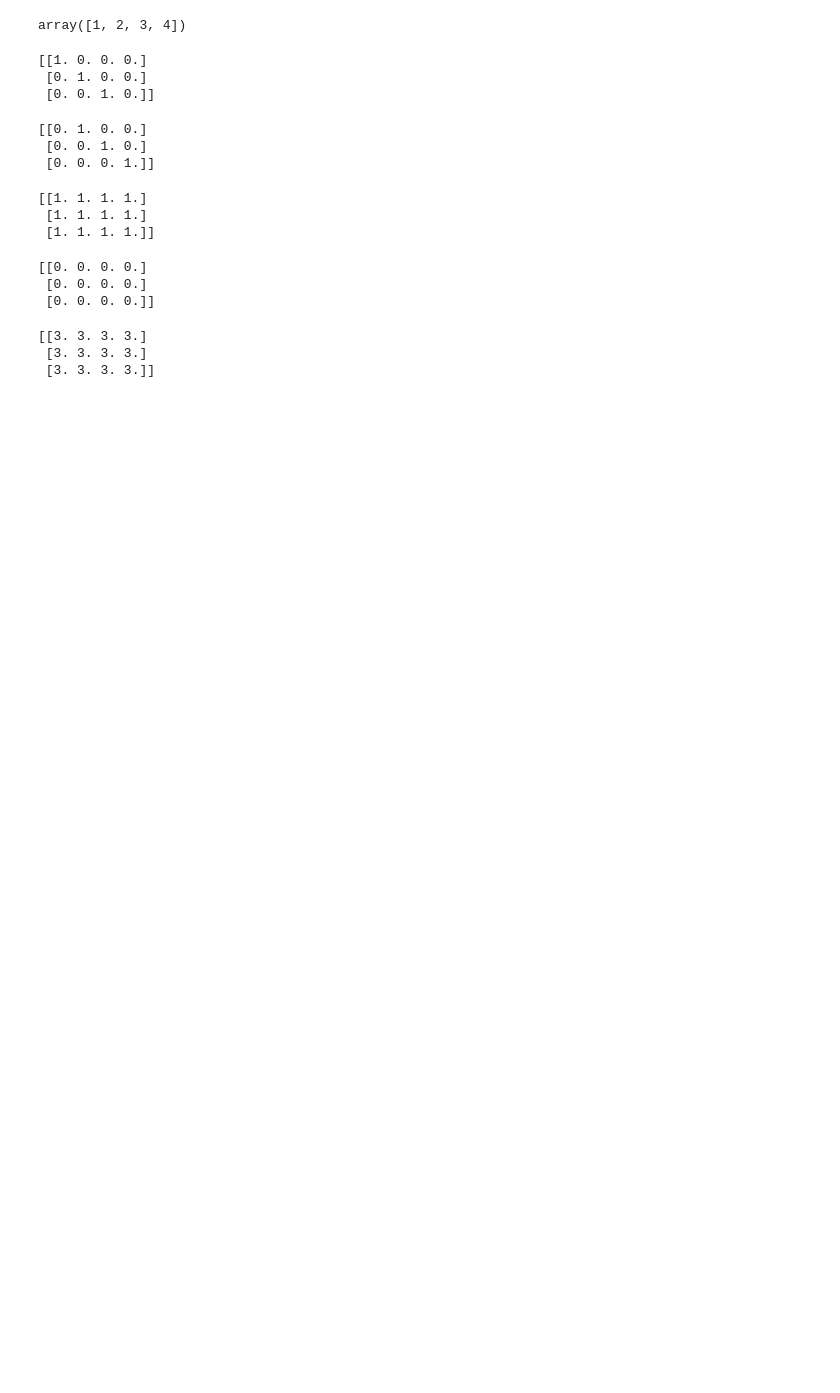
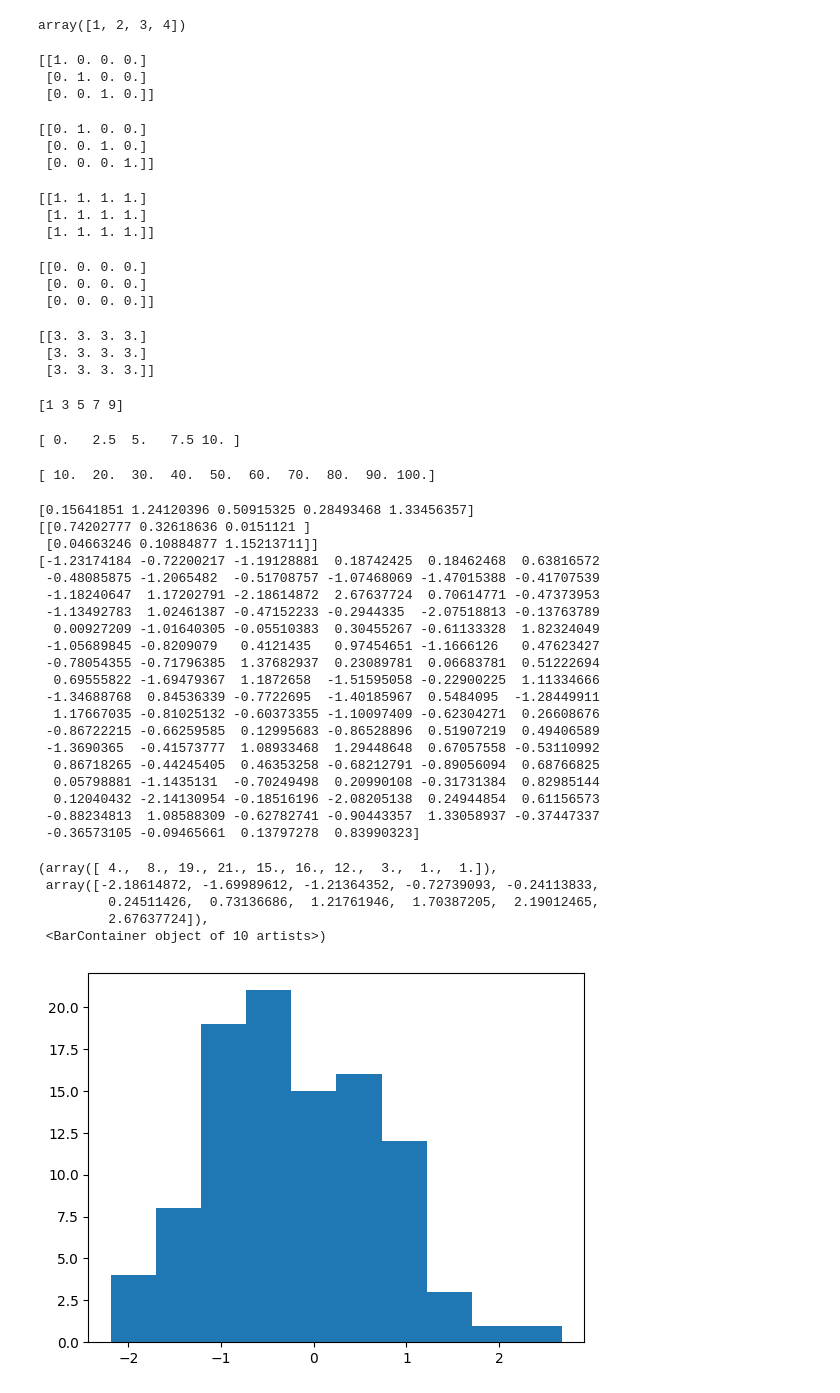
Before and after one commit to sukjin1/ed, a Jupyter notebook: numpy_practice.ipynb, the cells around one changed output. Saved outputs shown, nothing was run; the diff lists cells and outputs as text; code cells hidden in the pictures; blank space fills up the shorter version.

```diff
--- a/numpy_practice.ipynb
+++ b/numpy_practice.ipynb
@@ -40,3 +40,58 @@ print(d)
 [[3. 3. 3. 3.]
  [3. 3. 3. 3.]
  [3. 3. 3. 3.]]
+# %%
+ a = np.arange(1,10,2)
+ print(a)
+# %% [output]
+[1 3 5 7 9]
+# %%
+a = np.linspace(0, 10, 5)
+print(a)
+# %% [output]
+[ 0.   2.5  5.   7.5 10. ]
+# %%
+print(np.linspace(10, 100, 10))
+# %% [output]
+[ 10.  20.  30.  40.  50.  60.  70.  80.  90. 100.]
+# %%
+
+import matplotlib.pyplot as plt #!pip install matplotlib
+# 난수로 배열 생성하기
+
+a = np.random.normal(0, 1, 5) # 평균이 0, 표준편차가 1인 정규분포에서, 총 10개의 수를 추출
+print(a)
+
+a = np.random.normal(0, 1, (2,3)) # 2 by 3 matrix
+print(a)
+
+a = np.random.normal(0, 1, 100)
+print(a)
+plt.hist(a, bins=10)
+# %% [output]
+[0.15641851 1.24120396 0.50915325 0.28493468 1.33456357]
+[[0.74202777 0.32618636 0.0151121 ]
+ [0.04663246 0.10884877 1.15213711]]
+[-1.23174184 -0.72200217 -1.19128881  0.18742425  0.18462468  0.63816572
+ -0.48085875 -1.2065482  -0.51708757 -1.07468069 -1.47015388 -0.41707539
+ -1.18240647  1.17202791 -2.18614872  2.67637724  0.70614771 -0.47373953
+ -1.13492783  1.02461387 -0.47152233 -0.2944335  -2.07518813 -0.13763789
+  0.00927209 -1.01640305 -0.05510383  0.30455267 -0.61133328  1.82324049
+ -1.05689845 -0.8209079   0.4121435   0.97454651 -1.1666126   0.47623427
+ -0.78054355 -0.71796385  1.37682937  0.23089781  0.06683781  0.51222694
+  0.69555822 -1.69479367  1.1872658  -1.51595058 -0.22900225  1.11334666
+ -1.34688768  0.84536339 -0.7722695  -1.40185967  0.5484095  -1.28449911
+  1.17667035 -0.81025132 -0.60373355 -1.10097409 -0.62304271  0.26608676
+ -0.86722215 -0.66259585  0.12995683 -0.86528896  0.51907219  0.49406589
+ -1.3690365  -0.41573777  1.08933468  1.29448648  0.67057558 -0.53110992
+  0.86718265 -0.44245405  0.46353258 -0.68212791 -0.89056094  0.68766825
+  0.05798881 -1.1435131  -0.70249498  0.20990108 -0.31731384  0.82985144
+  0.12040432 -2.14130954 -0.18516196 -2.08205138  0.24944854  0.61156573
+ -0.88234813  1.08588309 -0.62782741 -0.90443357  1.33058937 -0.37447337
+ -0.36573105 -0.09465661  0.13797278  0.83990323]
+(array([ 4.,  8., 19., 21., 15., 16., 12.,  3.,  1.,  1.]),
+ array([-2.18614872, -1.69989612, -1.21364352, -0.72739093, -0.24113833,
+         0.24511426,  0.73136686,  1.21761946,  1.70387205,  2.19012465,
+         2.67637724]),
+ <BarContainer object of 10 artists>)
+[figure, added]
```
Also changed, not shown: parts of 15 cells of this notebook.
